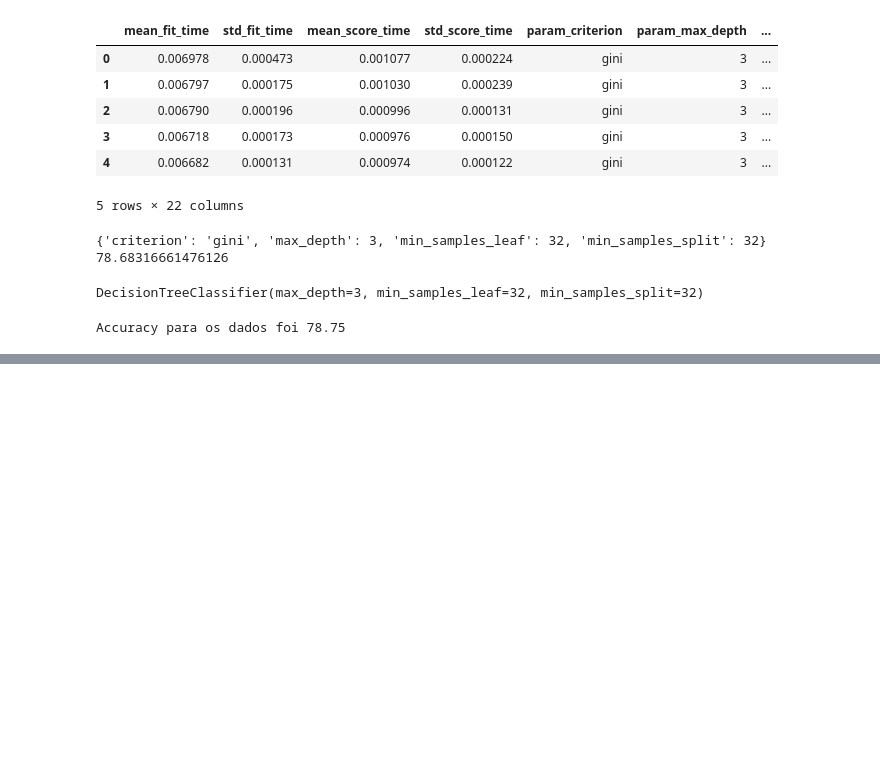
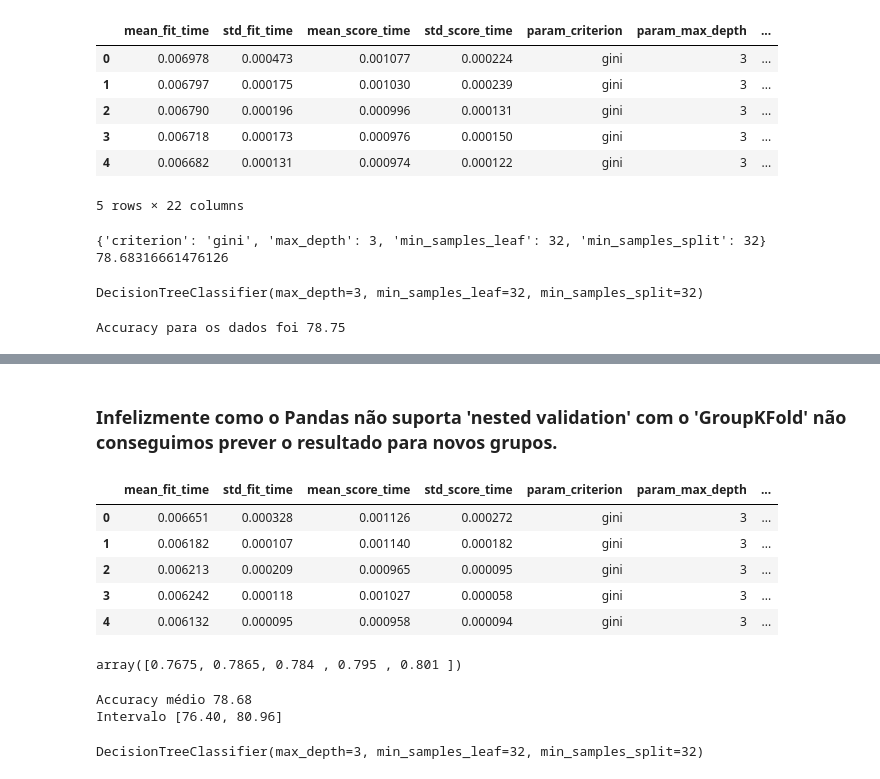
Before and after one commit to C3P0gan/Tutorials, a Jupyter notebook: Alura/Formacao_Machine_Learning/Machine_Learning_parte1/Introdução_a_Machine_Learning_Otimização.ipynb, the cells around one changed output, grey strips where cells are left out. Drawn from its saved outputs; the diff is of its cells as text; code cells hidden in the pictures; blank space fills up the shorter version.

Commit message:
[UPDATE] Machine Learning parte 1: otimização de modelos através de hiperparâmetros (05.Nested cross validation e validando o modelo escolhido)

```diff
--- a/Alura/Formacao_Machine_Learning/Machine_Learning_parte1/Introdução_a_Machine_Learning_Otimização.ipynb
+++ b/Alura/Formacao_Machine_Learning/Machine_Learning_parte1/Introdução_a_Machine_Learning_Otimização.ipynb
@@ -596,0 +609,35 @@ Accuracy para os dados foi 78.75
+# %% [markdown]
+### Infelizmente como o Pandas não suporta 'nested validation' com o 'GroupKFold' não conseguimos prever o resultado para novos grupos.
+# %%
+from sklearn.model_selection import GridSearchCV, KFold
+
+SEED = 301
+np.random.seed(SEED)
+
+espaco_de_parametros = {
+    "max_depth": [3, 5],
+    "min_samples_split": [32, 64, 128],
+    "min_samples_leaf": [32, 64, 128],
+    "criterion": ["gini", "entropy"]
+}
+
+busca = GridSearchCV(DecisionTreeClassifier(),
+                     espaco_de_parametros,
+                     cv = KFold(n_splits=5, shuffle=True))
+busca.fit(x_azar, y_azar)
+resultados = pd.DataFrame(busca.cv_results_)
+resultados.head()
+# %% [output]
+|  | mean_fit_time | std_fit_time | mean_score_time | std_score_time | param_criterion | param_max_depth | ... |
+| 0 | 0.006651 | 0.000328 | 0.001126 | 0.000272 | gini | 3 | ... |
+| 1 | 0.006182 | 0.000107 | 0.001140 | 0.000182 | gini | 3 | ... |
+| 2 | 0.006213 | 0.000209 | 0.000965 | 0.000095 | gini | 3 | ... |
+| 3 | 0.006242 | 0.000118 | 0.001027 | 0.000058 | gini | 3 | ... |
+| 4 | 0.006132 | 0.000095 | 0.000958 | 0.000094 | gini | 3 | ... |
+# %%
+from sklearn.model_selection import cross_val_score
+
+scores = cross_val_score(busca, x_azar, y_azar, cv=KFold(n_splits=5, shuffle=True))
+scores
+# %% [output]
+array([0.7675, 0.7865, 0.784 , 0.795 , 0.801 ])
@@ -596,0 +650,10 @@ Accuracy para os dados foi 78.75
+# %%
+imprime_score(scores)
+# %% [output]
+Accuracy médio 78.68
+Intervalo [76.40, 80.96]
+# %%
+melhor = busca.best_estimator_
+melhor
+# %% [output]
+DecisionTreeClassifier(max_depth=3, min_samples_leaf=32, min_samples_split=32)
```
Also changed, not shown: parts of 6 cells of this notebook.
